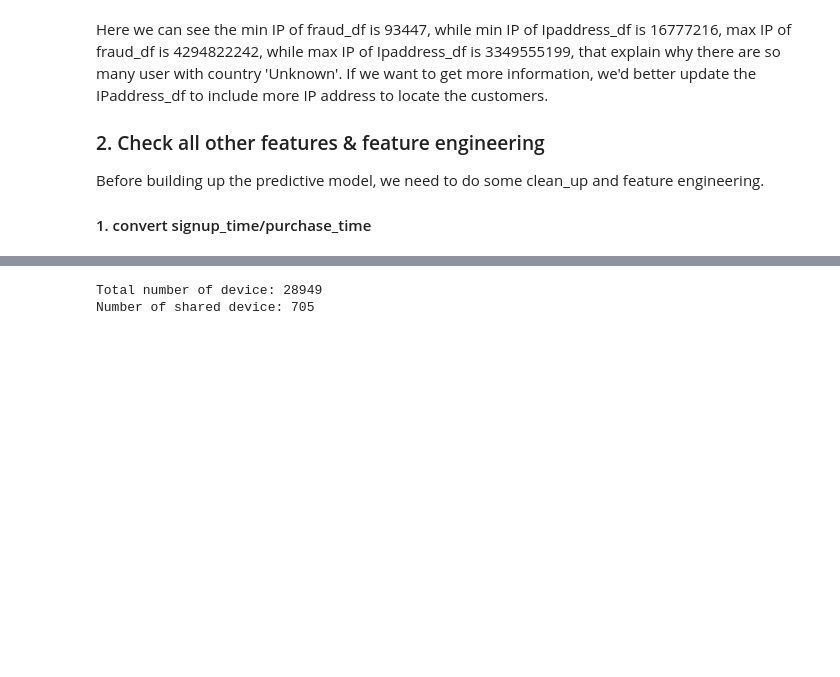
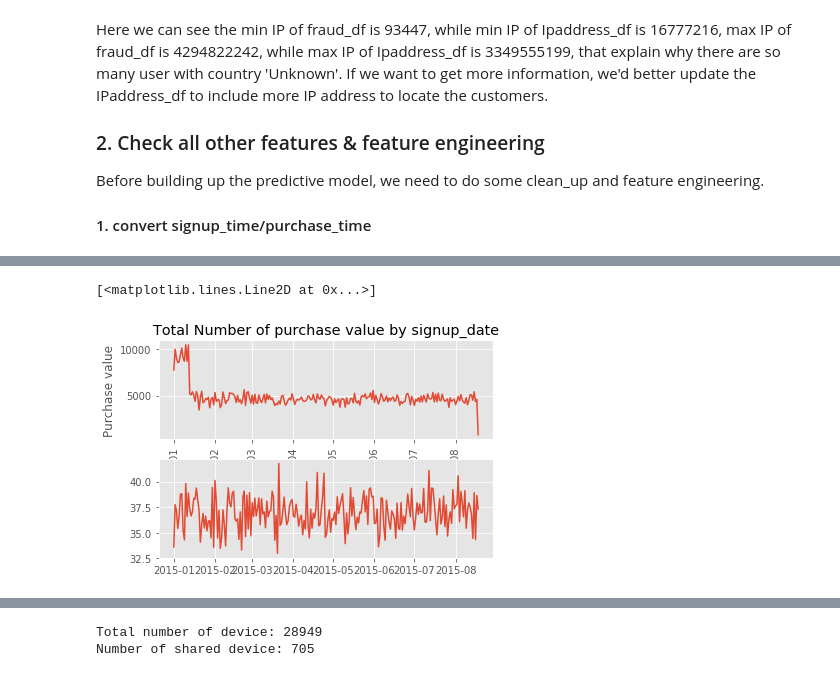
Before and after one commit to joyceft/TakeHomeDataChallenge, a Jupyter notebook: TakeHomeDataChallenge_Fraud.ipynb, the cells around one changed output, grey strips where cells are left out. Saved outputs shown, nothing was run; the diff lists cells and outputs as text; code cells hidden in the pictures; blank space fills up the shorter version.

```diff
--- a/TakeHomeDataChallenge_Fraud.ipynb
+++ b/TakeHomeDataChallenge_Fraud.ipynb
@@ -270,0 +275,14 @@ ValueError: ordinal must be >= 1
+# %%
+plt.subplot(211)
+plt.title("Total Number of purchase value by signup_date")
+plt.xlabel("Date")
+plt.xticks(rotation= 'vertical')
+plt.ylabel("Purchase value")
+g1 = fraud_df.groupby('signup_date')['purchase_value'].agg('sum')
+g2 = fraud_df.groupby('signup_date')['purchase_value'].agg('mean')
+plt.plot(g1)
+plt.subplot(212)
+plt.plot(g2)
+# %% [output]
+[<matplotlib.lines.Line2D at 0x...>]
+[figure, added]
```
Also changed, not shown: parts of 45 cells of this notebook.
